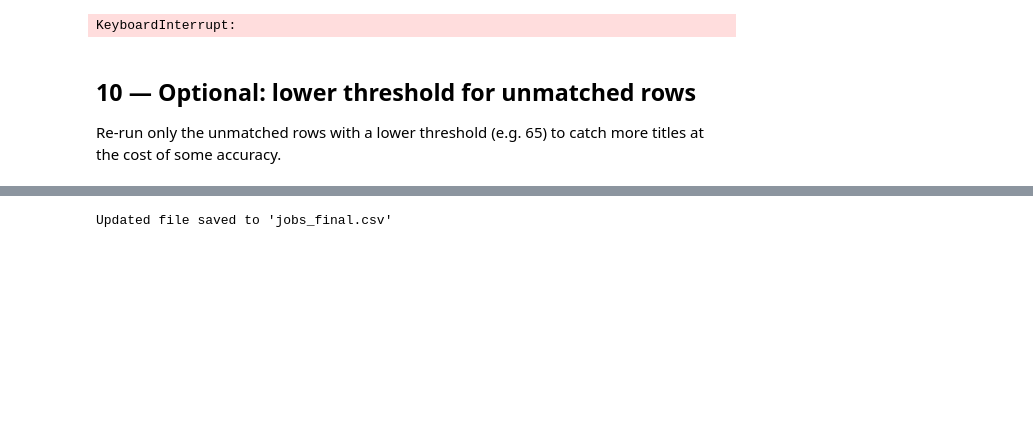
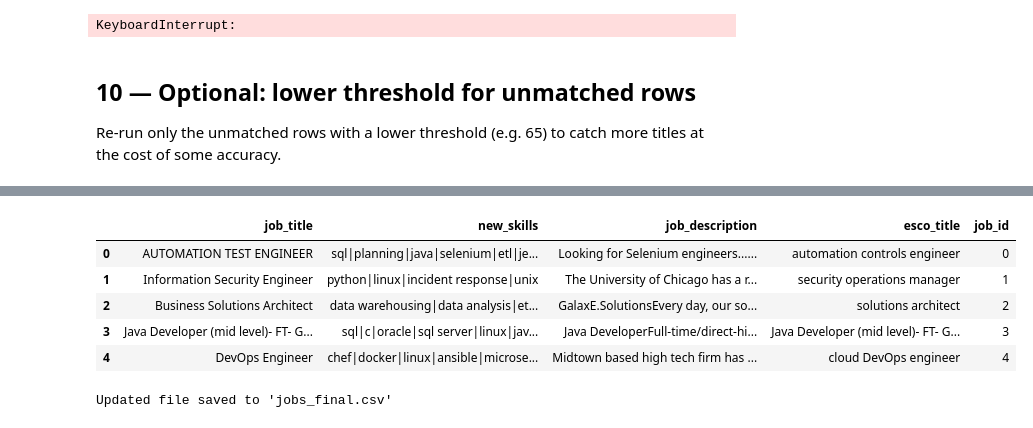
Before and after one commit to hhm150456/grad-project, a Jupyter notebook: normalize_jobs.ipynb, the cells around one changed output, grey strips where cells are left out. Saved outputs shown, nothing was run; the diff lists cells and outputs as text; code cells hidden in the pictures; blank space fills up the shorter version.

```diff
--- a/normalize_jobs.ipynb
+++ b/normalize_jobs.ipynb
@@ -366,0 +472,13 @@ Total matched now: 175,270 / 216,336
+# %%
+df_out['esco_title'] = df_out['esco_title'].fillna(df_out['job_title'])
+# %%
+embeddings_data = df_out[["job_title", "new_skills", "job_description", "esco_title"]].copy()
+embeddings_data["job_id"] = embeddings_data.index
+embeddings_data.head(5)
+# %% [output]
+|  | job_title | new_skills | job_description | esco_title | job_id |
+| 0 | AUTOMATION TEST ENGINEER | sql|planning|java|selenium|etl|je... | Looking for Selenium engineers...... | automation controls engineer | 0 |
+| 1 | Information Security Engineer | python|linux|incident response|unix | The University of Chicago has a r... | security operations manager | 1 |
+| 2 | Business Solutions Architect | data warehousing|data analysis|et... | GalaxE.SolutionsEvery day, our so... | solutions architect | 2 |
+| 3 | Java Developer (mid level)- FT- G... | sql|c|oracle|sql server|linux|jav... | Java DeveloperFull-time/direct-hi... | Java Developer (mid level)- FT- G... | 3 |
+| 4 | DevOps Engineer | chef|docker|linux|ansible|microse... | Midtown based high tech firm has ... | cloud DevOps engineer | 4 |
```
Also changed, not shown: parts of 19 cells of this notebook, 9 other files.
